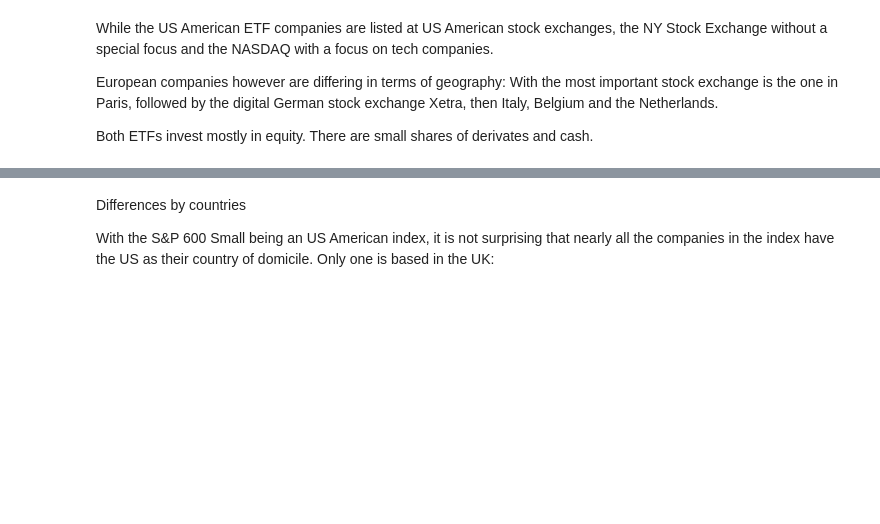
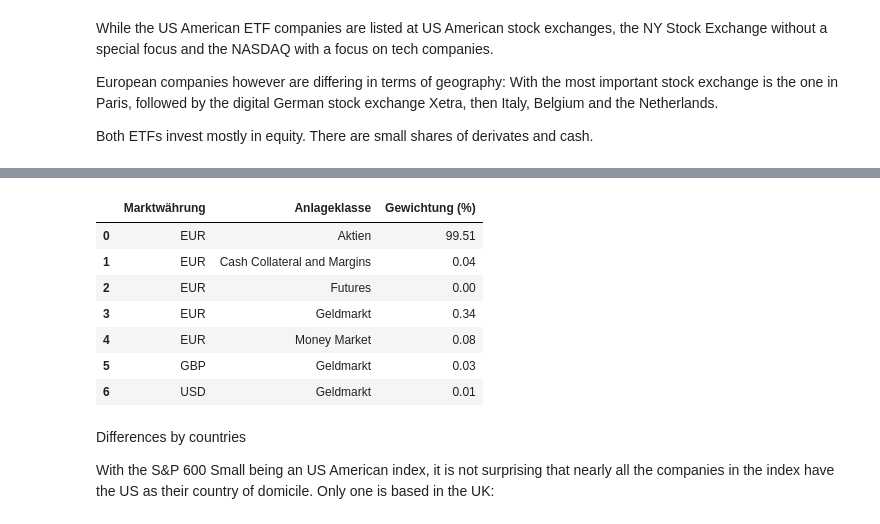
Before and after one commit to looreen/index_comparison, a Jupyter notebook: Index comparison.ipynb, the cells around one changed output, grey strips where cells are left out. Drawn from its saved outputs; the diff is of its cells as text; code cells hidden in the pictures; blank space fills up the shorter version.

```diff
--- a/Index comparison.ipynb
+++ b/Index comparison.ipynb
@@ -220,3 +253,14 @@ sp600small.groupby('Marktwährung', as_index=False).agg({'Gewichtung (%)': "sum"
+# %%
+eurostoxxsmall.groupby(['Marktwährung', 'Anlageklasse'], as_index=False).agg({'Gewichtung (%)': "sum"})
+# %% [output]
+|  | Marktwährung | Anlageklasse | Gewichtung (%) |
+| 0 | EUR | Aktien | 99.51 |
+| 1 | EUR | Cash Collateral and Margins | 0.04 |
+| 2 | EUR | Futures | 0.00 |
+| 3 | EUR | Geldmarkt | 0.34 |
+| 4 | EUR | Money Market | 0.08 |
+| 5 | GBP | Geldmarkt | 0.03 |
+| 6 | USD | Geldmarkt | 0.01 |
 # %% [markdown]
 Differences by countries
 
```
Also changed, not shown: parts of 8 cells of this notebook.
